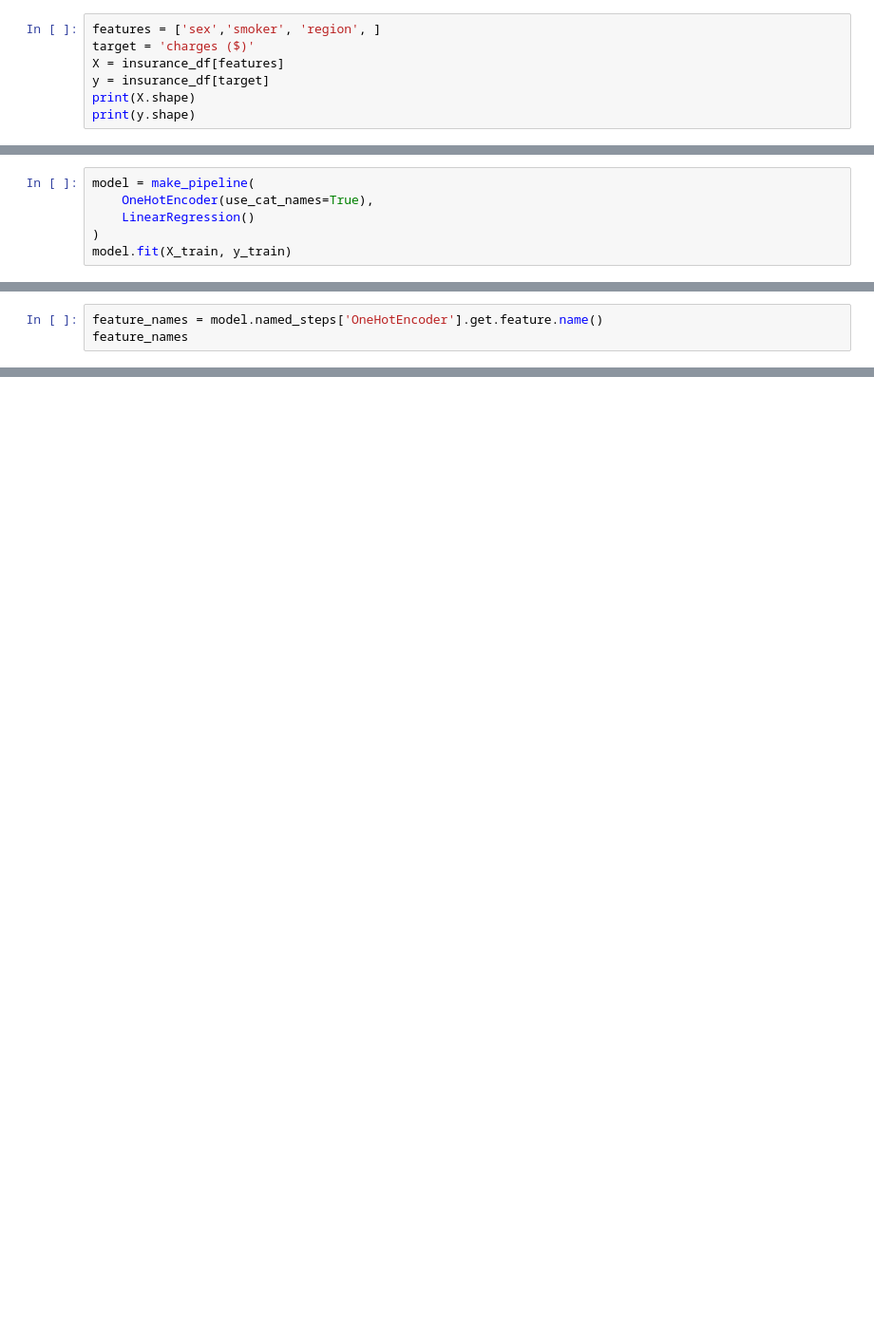
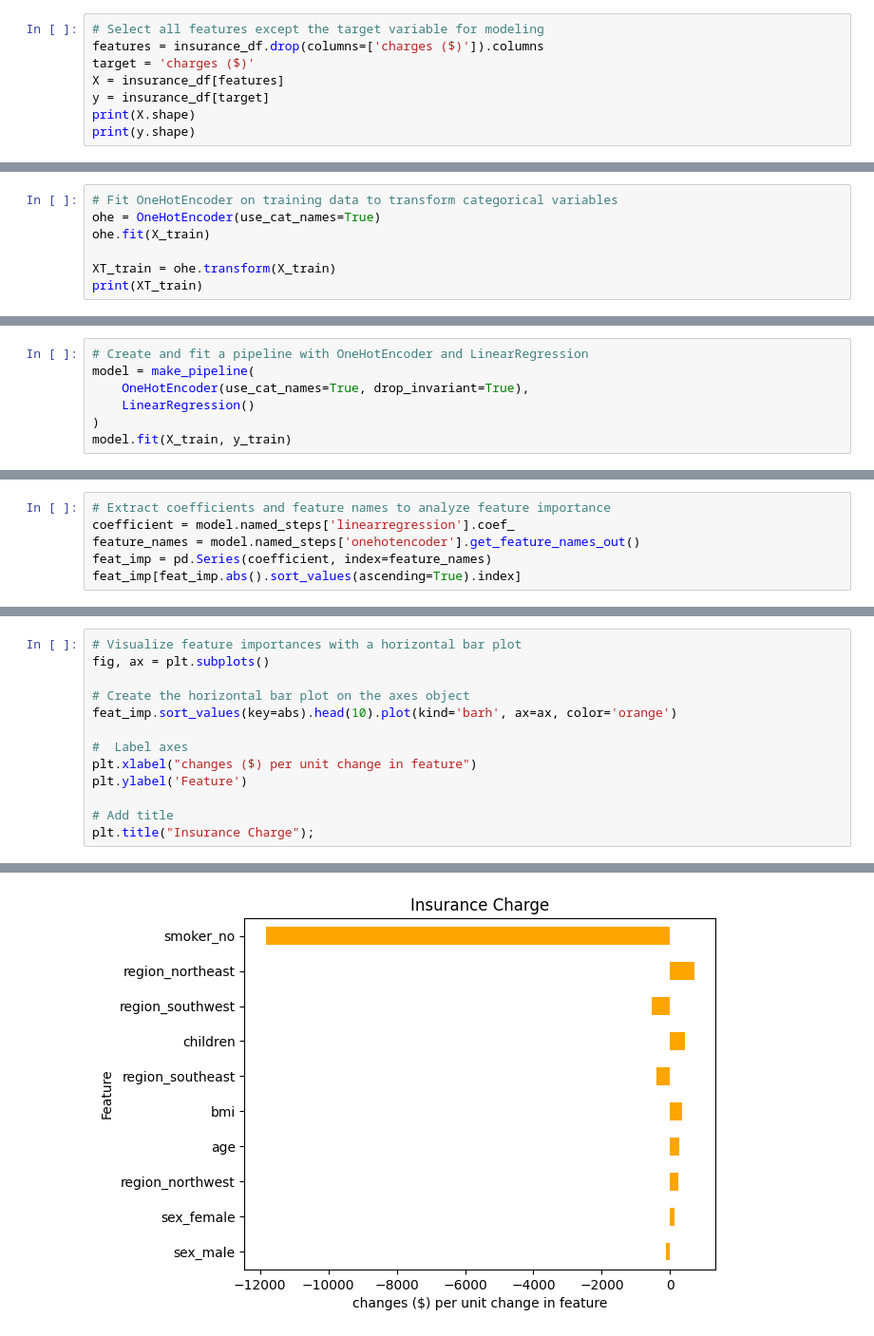
Before and after one commit to natnaelaster/Daily-exercise, a Jupyter notebook: day_5_medical_cost_prediction_with_LR/insurance_cost_prediction.ipynb, the cells around one changed output, grey strips where cells are left out. Shown at 95% size. Saved outputs shown, nothing was run; the diff lists cells and outputs as text; blank space fills up the shorter version.

```diff
--- a/day_5_medical_cost_prediction_with_LR/insurance_cost_prediction.ipynb
+++ b/day_5_medical_cost_prediction_with_LR/insurance_cost_prediction.ipynb
@@ -85,5 +118,6 @@ plt.show()
 # %%
-features = ['sex','smoker', 'region', ]
+# Select all features except the target variable for modeling
+features = insurance_df.drop(columns=['charges ($)']).columns
 target = 'charges ($)'
 X = insurance_df[features]
 y = insurance_df[target]
@@ -110 +146,8 @@ print(f"Baseline MAE: {mae:.2f}")
 Baseline MAE: 9038.35
+# %%
+# Fit OneHotEncoder on training data to transform categorical variables
+ohe = OneHotEncoder(use_cat_names=True)
+ohe.fit(X_train)
+
+XT_train = ohe.transform(X_train)
+print(XT_train)
@@ -111,6 +174,7 @@ Baseline MAE: 9038.35
 # %%
+# Create and fit a pipeline with OneHotEncoder and LinearRegression
 model = make_pipeline(
-    OneHotEncoder(use_cat_names=True),
+    OneHotEncoder(use_cat_names=True, drop_invariant=True),
     LinearRegression()
 )
 model.fit(X_train, y_train)
@@ -147,0 +202,6 @@ array([32113.10766115,  8564.97926297,  7931.96505906,  9047.67206977,
+# %%
+# Extract coefficients and feature names to analyze feature importance
+coefficient = model.named_steps['linearregression'].coef_
+feature_names = model.named_steps['onehotencoder'].get_feature_names_out()
+feat_imp = pd.Series(coefficient, index=feature_names)
+feat_imp[feat_imp.abs().sort_values(ascending=True).index]
@@ -148,4 +221,14 @@ array([32113.10766115,  8564.97926297,  7931.96505906,  9047.67206977,
 # %%
-feature_names = model.named_steps['OneHotEncoder'].get.feature.name()
-feature_names
+# Visualize feature importances with a horizontal bar plot
+fig, ax = plt.subplots()
+
+# Create the horizontal bar plot on the axes object
+feat_imp.sort_values(key=abs).head(10).plot(kind='barh', ax=ax, color='orange')
+
+#  Label axes
+plt.xlabel("changes ($) per unit change in feature")
+plt.ylabel('Feature')
+
+# Add title
+plt.title("Insurance Charge");
 # %% [output]
@@ -152,0 +235 @@ KeyError: 'OneHotEncoder'
+[figure, added]
```
Also changed, not shown: parts of 28 cells of this notebook.
